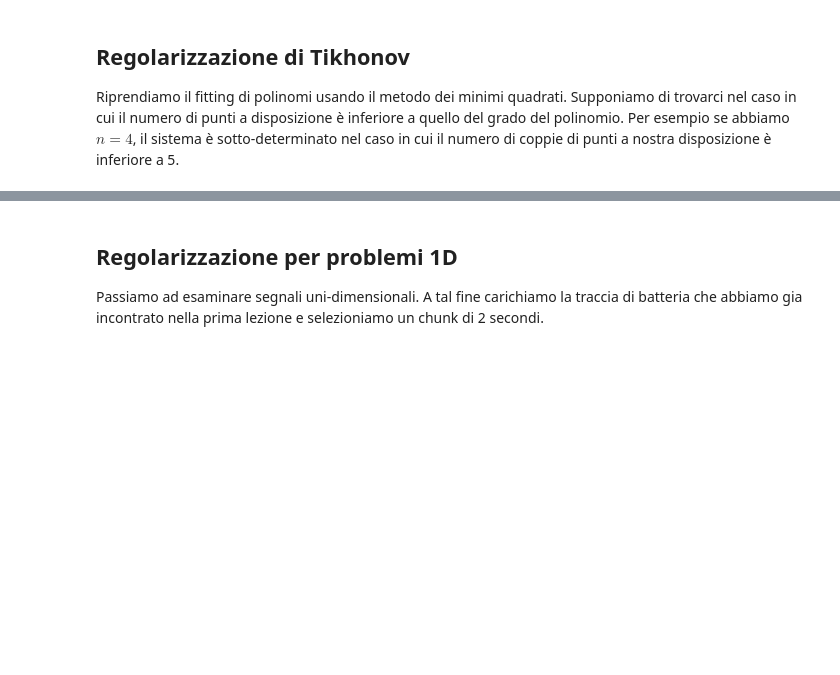
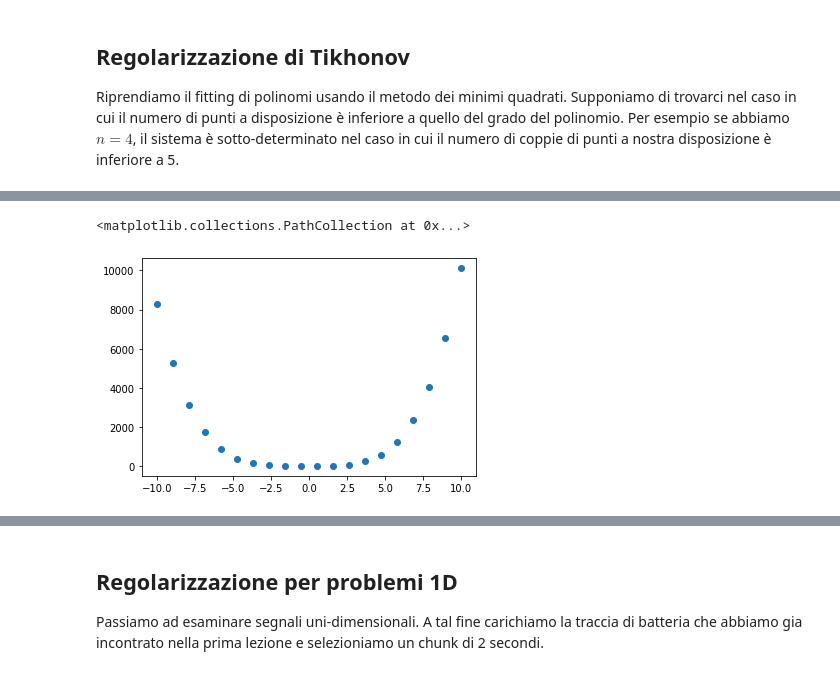
Before and after one commit to erodola/NumMeth-s2-2022, a Jupyter notebook: esercizi/ex3/ex3.ipynb, the cells around one changed output, grey strips where cells are left out. Cells and saved outputs as stored; diff of their text form; code cells hidden in the pictures; blank space fills up the shorter version.

```diff
--- a/esercizi/ex3/ex3.ipynb
+++ b/esercizi/ex3/ex3.ipynb
@@ -43,0 +57,6 @@ Riprendiamo il fitting di polinomi usando il metodo dei minimi quadrati. Supponi
+# %%
+X = np.concatenate((x**4, x**3, x**2, x**1, x**0),1)
+print(f"X = {X}")
+
+theta = np.linalg.inv(X.T @ X + 0.99 * np.eye(5)) @ X.T @ y
+print(f"theta = {theta}")
@@ -43,0 +71,5 @@ Riprendiamo il fitting di polinomi usando il metodo dei minimi quadrati. Supponi
+# %%
+x_new = np.linspace(-10, 10, 20)[:, np.newaxis]
+X_new = np.concatenate((x_new**4, x_new**3, x_new**2, x_new**1, x_new**0),1)
+y_new = X_new@theta
+print(f"y_new = {y_new}")
@@ -43,0 +97,5 @@ Riprendiamo il fitting di polinomi usando il metodo dei minimi quadrati. Supponi
+# %%
+plt.scatter(x_new, y_new)
+# %% [output]
+<matplotlib.collections.PathCollection at 0x...>
+[figure, added]
```
Also changed, not shown: parts of 6 cells of this notebook.
